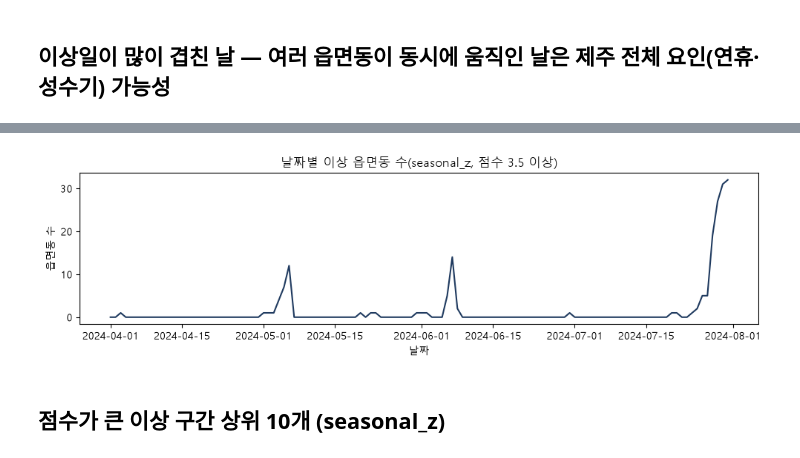
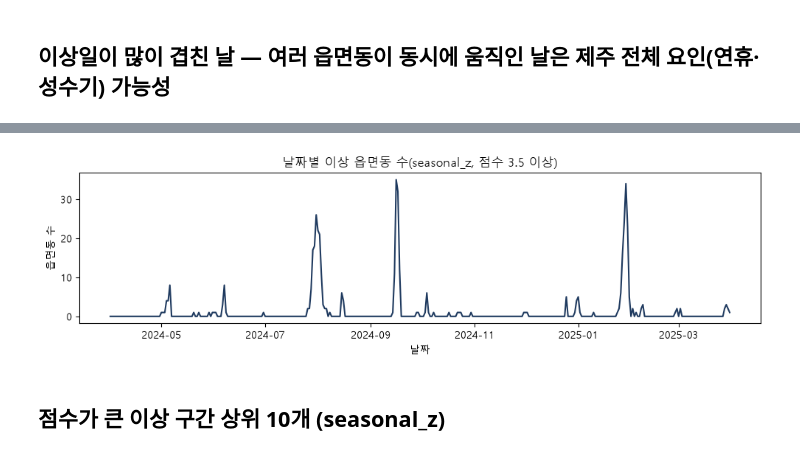
Before and after one commit to kimminseo2323-prog/jeju-data-control-room, a Jupyter notebook: notebooks/04_이상탐지_실데이터.ipynb, the cells around one changed output, grey strips where cells are left out. Cells and saved outputs as stored; diff of their text form; code cells hidden in the pictures.

```diff
--- a/notebooks/04_이상탐지_실데이터.ipynb
+++ b/notebooks/04_이상탐지_실데이터.ipynb
@@ -19,6 +19,8 @@ plt.rcParams["font.family"] = "Malgun Gothic"; plt.rcParams["axes.unicode_minus"
 from app.store.cache import CacheStore
 from app.analytics.detect import detect_anomalies, group_episodes
 st = CacheStore("data/cache")
+pop = st._read("pop_domestic")
+print(f"유동인구 {len(pop):,}행, 기간 {pop['baseDate'].min()} ~ {pop['baseDate'].max()}, 날짜 {pop['baseDate'].nunique()}일")
 rows, eps = [], []
 for emd in st.regions("유동인구"):
     s = st.series("유동인구", emd)
@@ -54,9 +57,10 @@ top_days
 # %%
-daily = an[an["방법"] == "seasonal_z"].groupby("날짜").size().reindex(pd.date_range("2024-04-01", "2024-07-31").date, fill_value=0)
+lo, hi = pd.to_datetime(pop["baseDate"].astype(str)).agg(["min", "max"])
+daily = an[an["방법"] == "seasonal_z"].groupby("날짜").size().reindex(pd.date_range(lo, hi).date, fill_value=0)
 ax = daily.plot(figsize=(10, 3), color="#1F3A5F", title="날짜별 이상 읍면동 수(seasonal_z, 점수 3.5 이상)")
 ax.set_ylabel("읍면동 수"); plt.tight_layout()
 # %% [output]
-[figure, old version]
+[figure, new version]
 # %% [markdown]
 ## 점수가 큰 이상 구간 상위 10개 (seasonal_z)
 # %%
```
Also changed, not shown: parts of 7 cells of this notebook, 12 other files.
